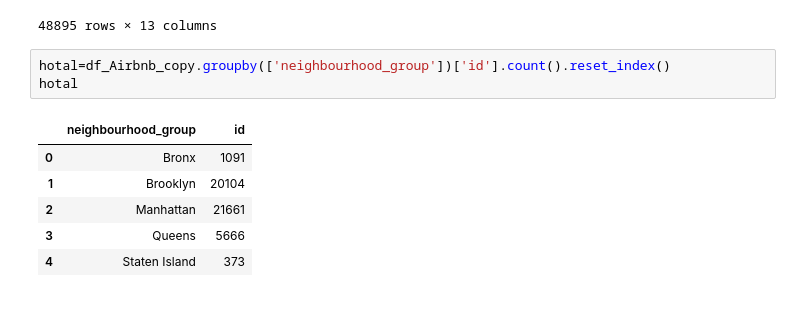
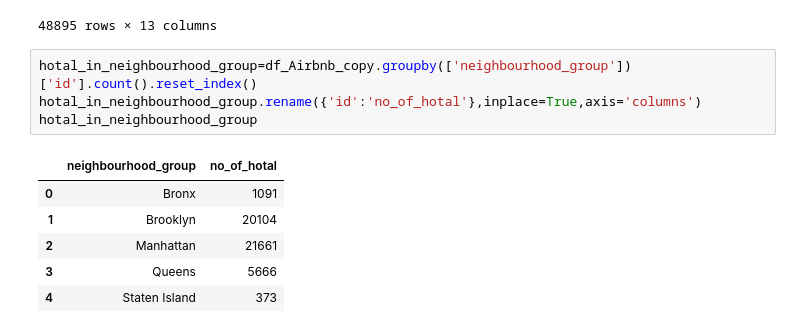
Before and after one commit to aloksingh43/EDA-Airbnb-Bookings-Analysis, a Jupyter notebook: EDA_Airbnb_Bookings_Analysis.ipynb, the cells around one changed output. Drawn from its saved outputs; the diff is of its cells as text.

```diff
--- a/EDA_Airbnb_Bookings_Analysis.ipynb
+++ b/EDA_Airbnb_Bookings_Analysis.ipynb
@@ -305,10 +305,11 @@ df_Airbnb_copy
 | 48894 | 36487245 | 68119814 | Christophe | Manhattan | Hell's Kitchen | 40.76404 | -73.98933 | Private room | ... |
 48895 rows × 13 columns
 # %%
-hotal=df_Airbnb_copy.groupby(['neighbourhood_group'])['id'].count().reset_index()
-hotal
+hotal_in_neighbourhood_group=df_Airbnb_copy.groupby(['neighbourhood_group'])['id'].count().reset_index()
+hotal_in_neighbourhood_group.rename({'id':'no_of_hotal'},inplace=True,axis='columns')
+hotal_in_neighbourhood_group
 # %% [output]
-|  | neighbourhood_group | id |
+|  | neighbourhood_group | no_of_hotal |
 | 0 | Bronx | 1091 |
 | 1 | Brooklyn | 20104 |
 | 2 | Manhattan | 21661 |
```
Also changed, not shown: parts of 1 cell of this notebook.
